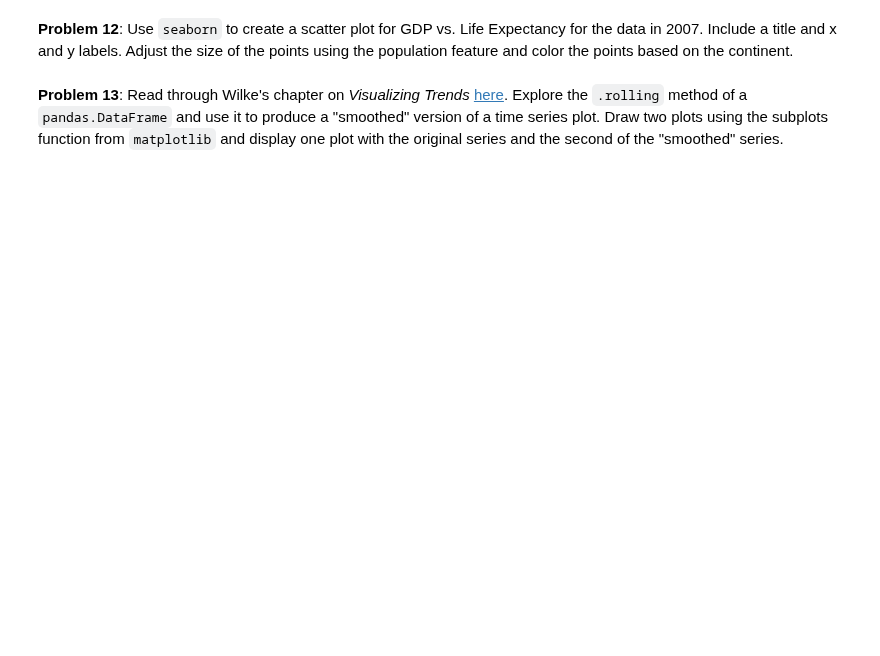
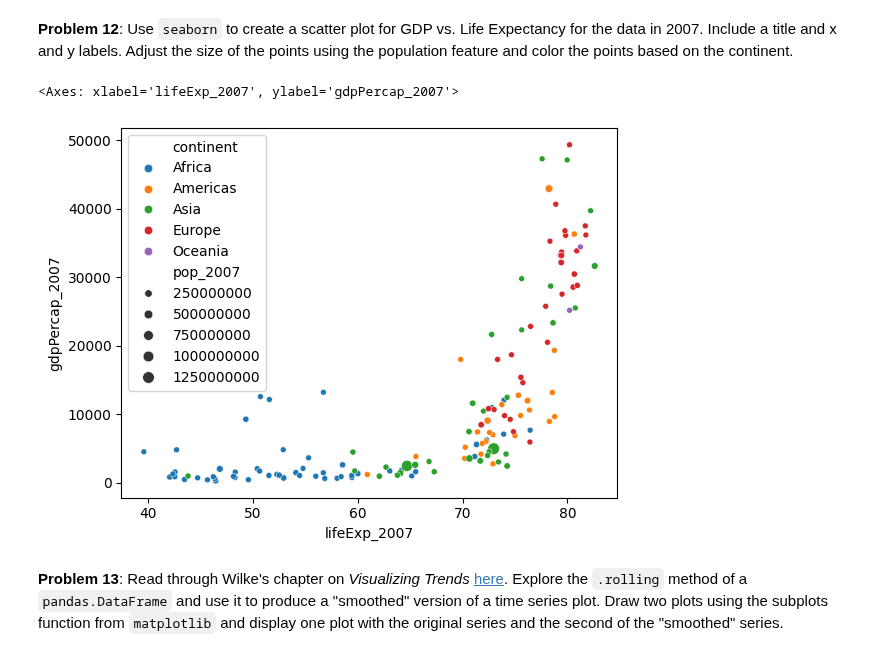
Before and after one commit to josepeon/python_dad_class, a Jupyter notebook: dad_homework_II.ipynb, the cells around one changed output. Saved outputs shown, nothing was run; the diff lists cells and outputs as text; code cells hidden in the pictures; blank space fills up the shorter version.

```diff
--- a/dad_homework_II.ipynb
+++ b/dad_homework_II.ipynb
@@ -93,3 +120,7 @@ sns.barplot(x=churn[], y=churn)
 **Problem 10**: Load in the `gapminder_all.csv` file and assign as `gapminder_df` below.  This data comes from the Gapminder organization and contains information on countries GDP and Life Expectancy.
 # %%
 gapminder_url = 'https://raw.githubusercontent.com/jfkoehler/nyu_bootcamp_fa25/refs/heads/main/data/gapminder_all.csv'
+# %%
+gapminder_df = pd.read_csv(gapminder_url)
+gapminder_df.head()
+gapminder_df.keys()
@@ -98,5 +152,10 @@ gapminder_url = 'https://raw.githubusercontent.com/jfkoehler/nyu_bootcamp_fa25/r
 # %% [markdown]
 **Problem 12**: Use `seaborn` to create a scatter plot for GDP vs. Life Expectancy for the data in 2007.  Include a title and x and y labels. Adjust the size of the points using the population feature and color the points based on the continent.
+# %%
+sns.scatterplot(data=gapminder_df, x='lifeExp_2007', y='gdpPercap_2007', hue='continent', size='pop_2007')
+# %% [output]
+<Axes: xlabel='lifeExp_2007', ylabel='gdpPercap_2007'>
+[figure, added]
 # %% [markdown]
 **Problem 13**: Read through Wilke's chapter on *Visualizing Trends* [here](https://clauswilke.com/dataviz/visualizing-trends.html).  Explore the `.rolling` method of a `pandas.DataFrame` and use it to produce a "smoothed" version of a time series plot.  Draw two plots using the subplots function from `matplotlib` and display one plot with the original series and the second of the "smoothed" series.
 # %%
```
Also changed, not shown: parts of 9 cells of this notebook.
